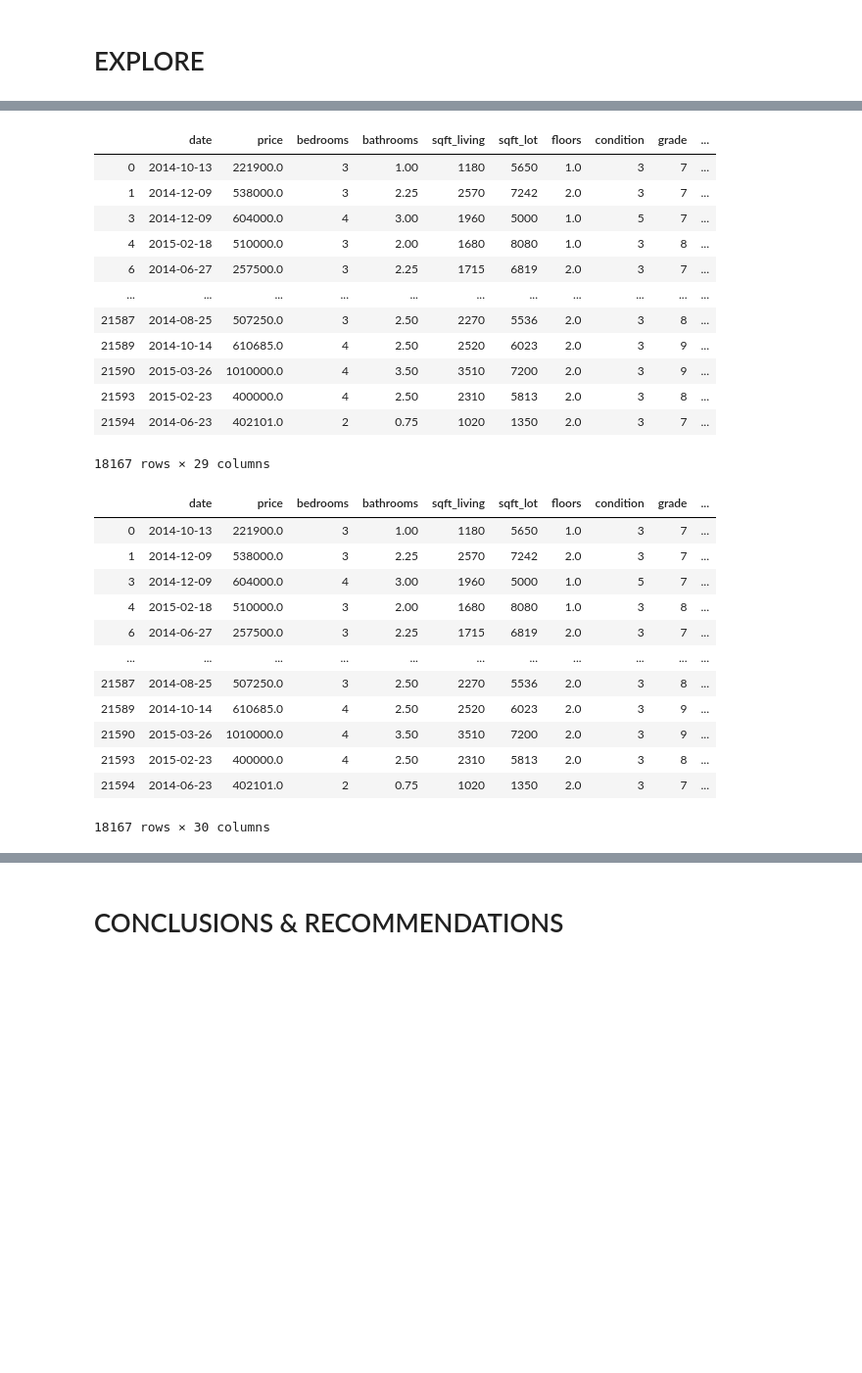
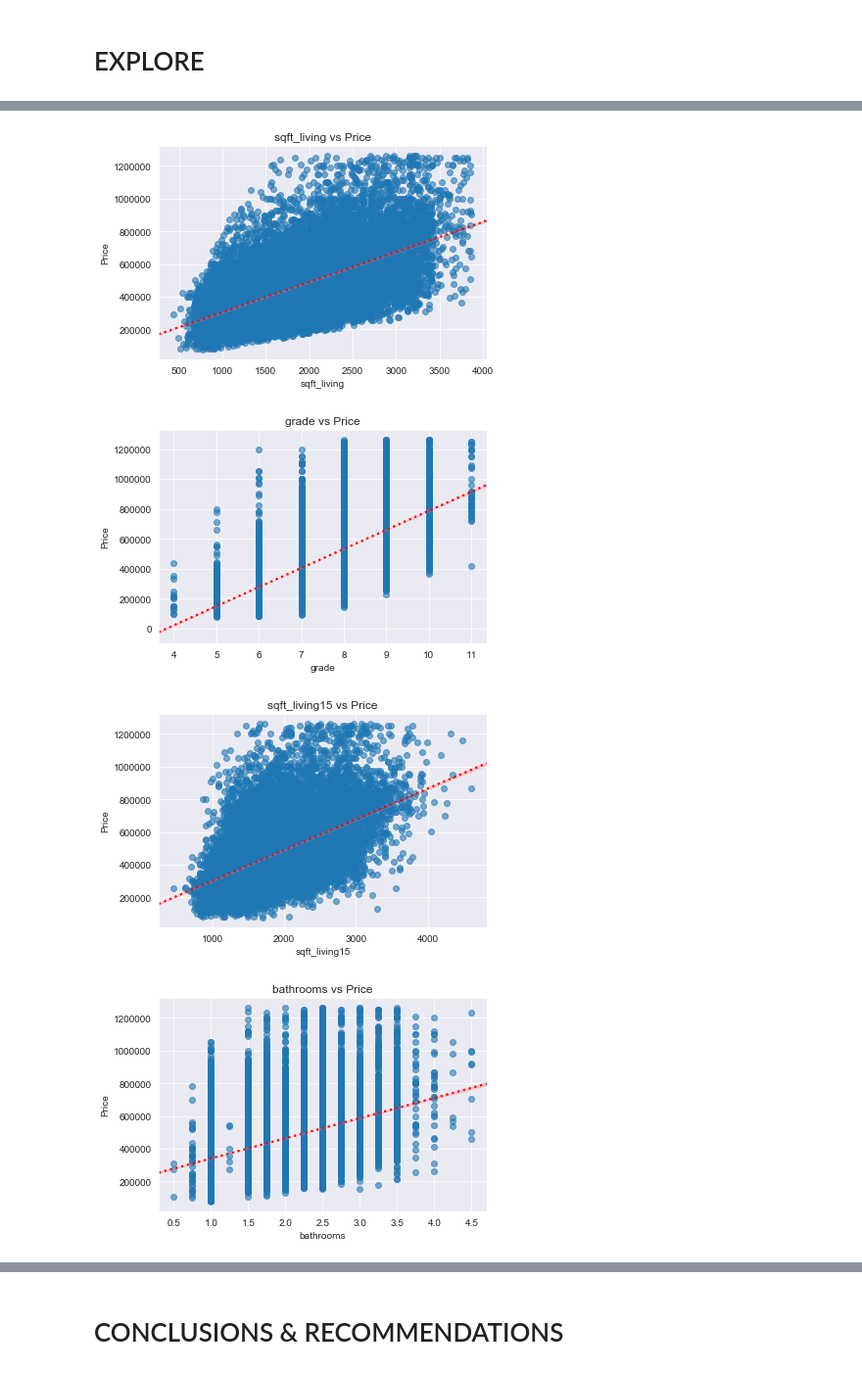
Before and after one commit to gabrieljarosi/dsc-mod-2-project-online-pt-041320, a Jupyter notebook: student_OSEMN.ipynb, the cells around one changed output, grey strips where cells are left out. Shown at 98% size. Drawn from its saved outputs; the diff is of its cells as text; code cells hidden in the pictures; blank space fills up the shorter version.

```diff
--- a/student_OSEMN.ipynb
+++ b/student_OSEMN.ipynb
@@ -522,17 +424,0 @@ sns.heatmap(corr, mask=mask, cmap='coolwarm', vmax=1, center=0,
-# %%
-#DROPPING COLUMNS WITH HIGH CORRELATION
-df.drop('sqft_above',axis = 1,inplace=True)
-df.drop('yr_built',axis = 1,inplace=True)
-# %%
-x_cols_list = ['sqft_living','sqft_lot','renovation_freshness','house_age_when_sold']
-for x_col in x_cols_list:
-
-    figure = plt.figure
-    ax = plt.gca()
-    ax.scatter(df[x_col], df['price'])
-    ax.set_xlabel(x_col)
-    ax.set_ylabel('PRICE')
-    ax.set_title("{} vs {}".format(x_col, 'Price'))
-
-    plt.legend()
-    plt.show()
@@ -548,37 +425,18 @@ No handles with labels found to put in legend.
-# %%
-#HOT ENCODING
-dummies = pd.get_dummies(df[categories],prefix = categories,drop_first = True)
-df_preprocessed = df.drop(categories,axis = 1)
-df_preprocessed = pd.concat([df_preprocessed,dummies],axis = 1)
-df_preprocessed
-# %% [output]
-|  | date | price | bedrooms | bathrooms | sqft_living | sqft_lot | floors | condition | grade | ... |
-| 0 | 2014-10-13 | 221900.0 | 3 | 1.00 | 1180 | 5650 | 1.0 | 3 | 7 | ... |
-| 1 | 2014-12-09 | 538000.0 | 3 | 2.25 | 2570 | 7242 | 2.0 | 3 | 7 | ... |
-| 3 | 2014-12-09 | 604000.0 | 4 | 3.00 | 1960 | 5000 | 1.0 | 5 | 7 | ... |
-| 4 | 2015-02-18 | 510000.0 | 3 | 2.00 | 1680 | 8080 | 1.0 | 3 | 8 | ... |
-| 6 | 2014-06-27 | 257500.0 | 3 | 2.25 | 1715 | 6819 | 2.0 | 3 | 7 | ... |
-| ... | ... | ... | ... | ... | ... | ... | ... | ... | ... | ... |
-| 21587 | 2014-08-25 | 507250.0 | 3 | 2.50 | 2270 | 5536 | 2.0 | 3 | 8 | ... |
-| 21589 | 2014-10-14 | 610685.0 | 4 | 2.50 | 2520 | 6023 | 2.0 | 3 | 9 | ... |
-| 21590 | 2015-03-26 | 1010000.0 | 4 | 3.50 | 3510 | 7200 | 2.0 | 3 | 9 | ... |
-| 21593 | 2015-02-23 | 400000.0 | 4 | 2.50 | 2310 | 5813 | 2.0 | 3 | 8 | ... |
-| 21594 | 2014-06-23 | 402101.0 | 2 | 0.75 | 1020 | 1350 | 2.0 | 3 | 7 | ... |
-18167 rows × 29 columns
-# %%
-df_preprocessed['log_price'] = df_preprocessed['price'].map(lambda x :np.log(x))
-df_preprocessed
-# %% [output]
-|  | date | price | bedrooms | bathrooms | sqft_living | sqft_lot | floors | condition | grade | ... |
-| 0 | 2014-10-13 | 221900.0 | 3 | 1.00 | 1180 | 5650 | 1.0 | 3 | 7 | ... |
-| 1 | 2014-12-09 | 538000.0 | 3 | 2.25 | 2570 | 7242 | 2.0 | 3 | 7 | ... |
-| 3 | 2014-12-09 | 604000.0 | 4 | 3.00 | 1960 | 5000 | 1.0 | 5 | 7 | ... |
-| 4 | 2015-02-18 | 510000.0 | 3 | 2.00 | 1680 | 8080 | 1.0 | 3 | 8 | ... |
-| 6 | 2014-06-27 | 257500.0 | 3 | 2.25 | 1715 | 6819 | 2.0 | 3 | 7 | ... |
-| ... | ... | ... | ... | ... | ... | ... | ... | ... | ... | ... |
-| 21587 | 2014-08-25 | 507250.0 | 3 | 2.50 | 2270 | 5536 | 2.0 | 3 | 8 | ... |
-| 21589 | 2014-10-14 | 610685.0 | 4 | 2.50 | 2520 | 6023 | 2.0 | 3 | 9 | ... |
-| 21590 | 2015-03-26 | 1010000.0 | 4 | 3.50 | 3510 | 7200 | 2.0 | 3 | 9 | ... |
-| 21593 | 2015-02-23 | 400000.0 | 4 | 2.50 | 2310 | 5813 | 2.0 | 3 | 8 | ... |
-| 21594 | 2014-06-23 | 402101.0 | 2 | 0.75 | 1020 | 1350 | 2.0 | 3 | 7 | ... |
-18167 rows × 30 columns
+# %%
+#CREATING SCATTER PLOT WITH TOP 5 CORRELATED COLUMNS WITH PRICE
+top_5_cols = ['sqft_living','grade','sqft_living15','bathrooms','sqft_above']
+for col in top_5_cols:
+
+    figure = plt.figure
+    ax = plt.gca()
+    sns.regplot(col,'price',df,ax=ax,scatter_kws=dict(alpha=0.6),line_kws={'color':'red', 'ls':':'})
+    ax.set_xlabel(col)
+    ax.set_ylabel('Price')
+    ax.set_title("{} vs {}".format(col, 'Price'))
+
+    plt.show()
+# %% [output]
+[figure, added]
+[figure, added]
+[figure, added]
+[figure, added]
```
Also changed, not shown: parts of 124 cells of this notebook.
